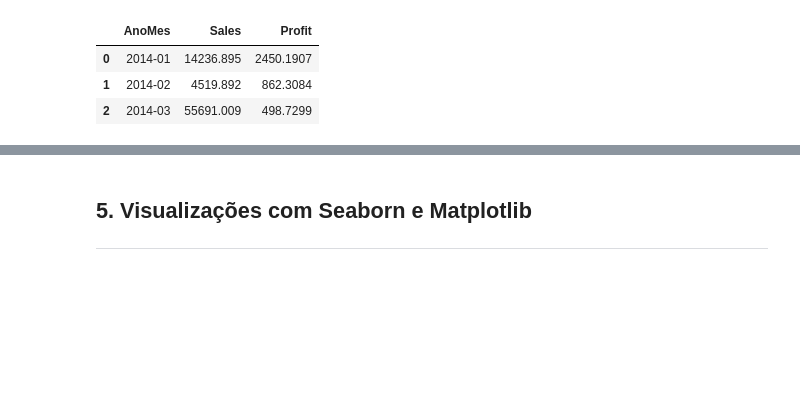
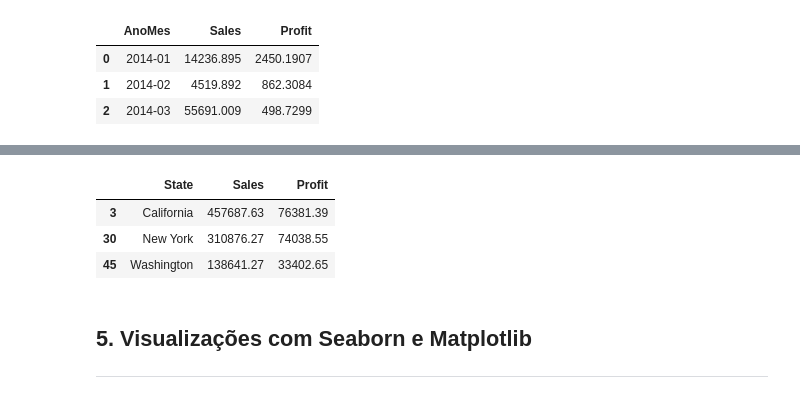
Before and after one commit to danoliveiraed/superstore-analytics, a Jupyter notebook: notebooks/superstore_analysis.ipynb, the cells around one changed output, grey strips where cells are left out. Drawn from its saved outputs; the diff is of its cells as text; code cells hidden in the pictures; blank space fills up the shorter version.

```diff
--- a/notebooks/superstore_analysis.ipynb
+++ b/notebooks/superstore_analysis.ipynb
@@ -214,3 +221,11 @@ mes_agg.head(3)
+# %%
+top_lucro_estado = estado_agg.sort_values(by='Profit', ascending=False).head(10)
+top_lucro_estado.head(3)
+# %% [output]
+|  | State | Sales | Profit |
+| 3 | California | 457687.63 | 76381.39 |
+| 30 | New York | 310876.27 | 74038.55 |
+| 45 | Washington | 138641.27 | 33402.65 |
 # %% [markdown]
 ## 5. Visualizações com Seaborn e Matplotlib
 
```
Also changed, not shown: parts of 5 cells of this notebook.
